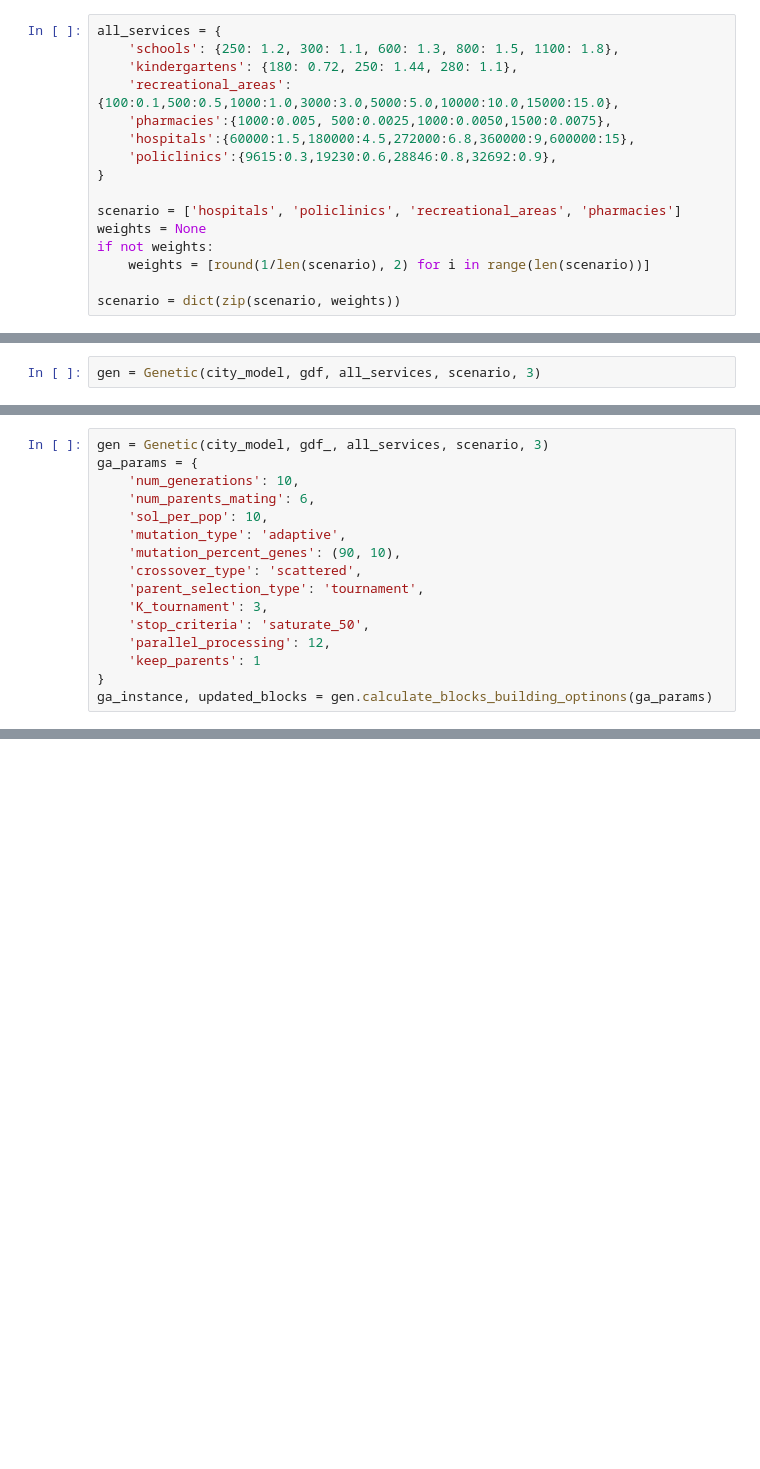
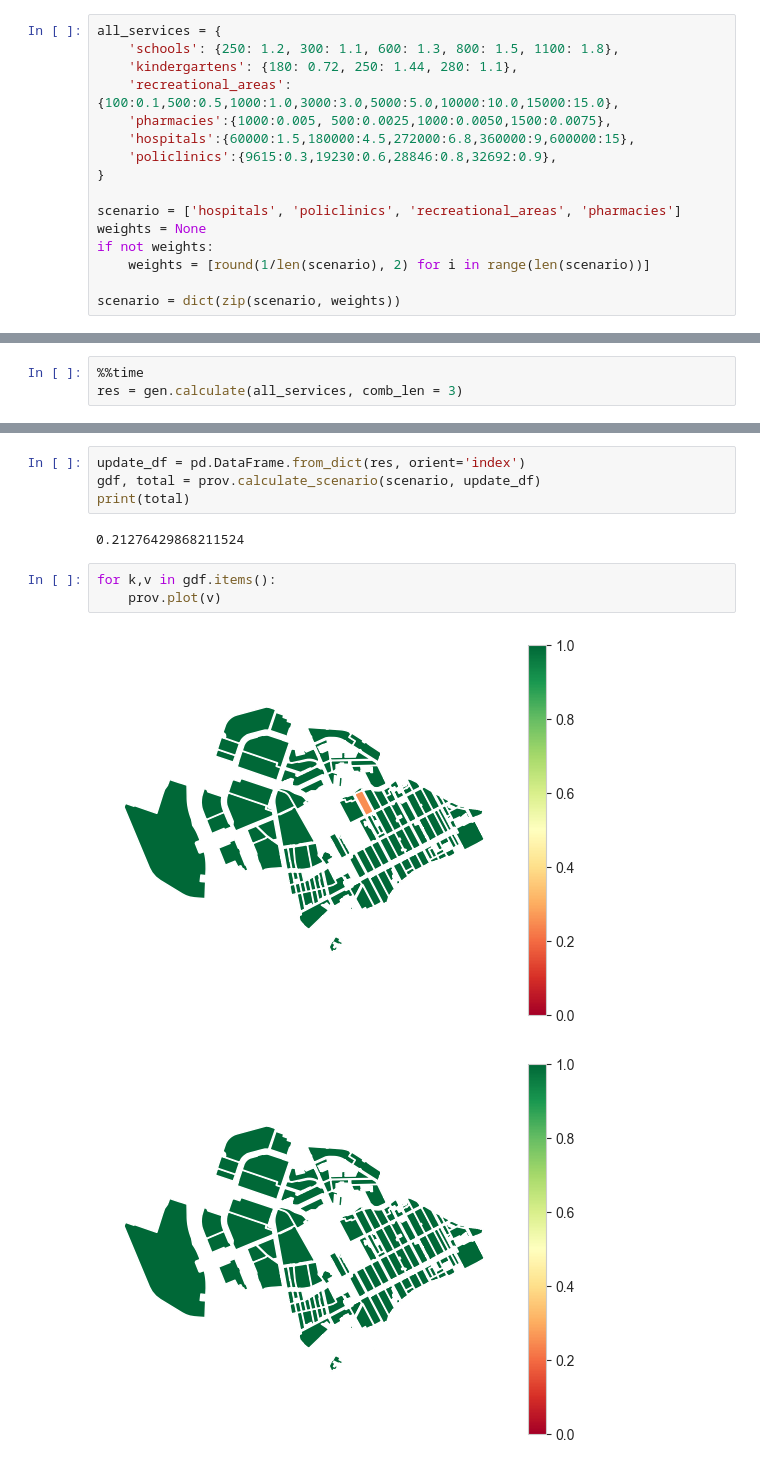
Before and after one commit to aimclub/blocksnet, a Jupyter notebook: examples/3d city_model genetic.ipynb, the cells around one changed output, grey strips where cells are left out. Cells and saved outputs as stored; diff of their text form; blank space fills up the shorter version.

Commit message:
fix genetic

```diff
--- a/examples/3d city_model genetic.ipynb
+++ b/examples/3d city_model genetic.ipynb
@@ -86,2 +44,0 @@ from blocksnet.method.genetic.genetic import Genetic
-# %%
-gen = Genetic(city_model, gdf, all_services, scenario, 3)
@@ -142,16 +44,0 @@ gdf_.plot(color='red', ax=ax)
-# %%
-gen = Genetic(city_model, gdf_, all_services, scenario, 3)
-ga_params = {
-    'num_generations': 10,
-    'num_parents_mating': 6,
-    'sol_per_pop': 10,
-    'mutation_type': 'adaptive',
-    'mutation_percent_genes': (90, 10),
-    'crossover_type': 'scattered',
-    'parent_selection_type': 'tournament',
-    'K_tournament': 3,
-    'stop_criteria': 'saturate_50',
-    'parallel_processing': 12,
-    'keep_parents': 1
-}
-ga_instance, updated_blocks = gen.calculate_blocks_building_optinons(ga_params)
@@ -175,0 +45,3 @@ pd.DataFrame.from_dict(data=updated_blocks, orient='index').head()
+# %%
+%%time
+res = gen.calculate(all_services, comb_len = 3)
@@ -175,0 +71,12 @@ pd.DataFrame.from_dict(data=updated_blocks, orient='index').head()
+# %%
+update_df = pd.DataFrame.from_dict(res, orient='index')
+gdf, total = prov.calculate_scenario(scenario, update_df)
+print(total)
+# %% [output]
+0.21276429868211524
+# %%
+for k,v in gdf.items():
+    prov.plot(v)
+# %% [output]
+[figure, added]
+[figure, added]
```
Also changed, not shown: parts of 28 cells of this notebook, 1 other file.
